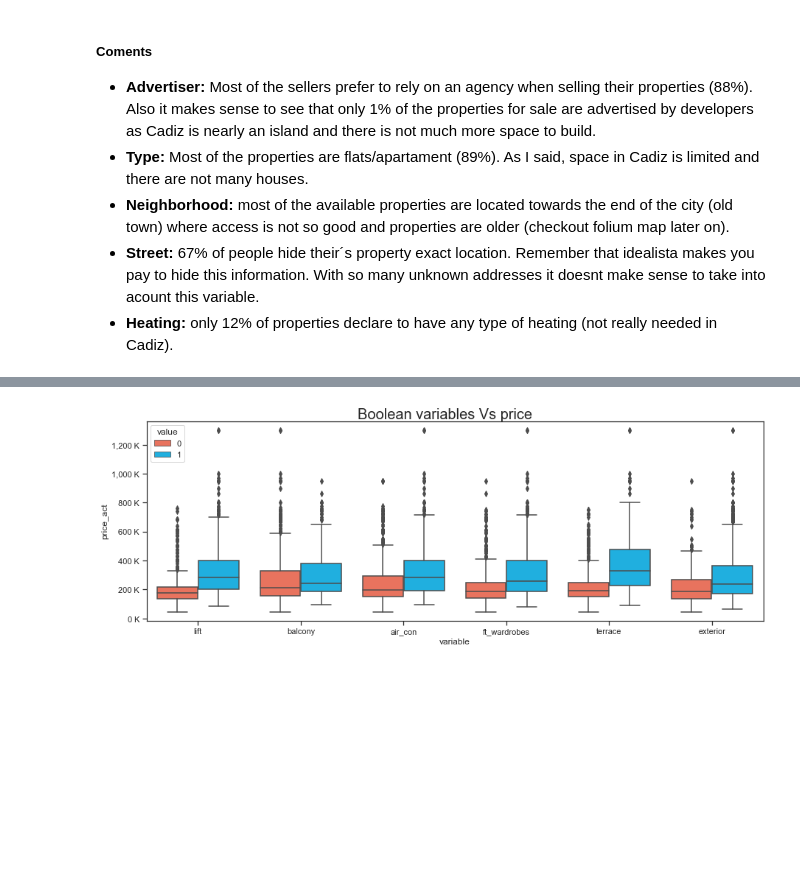
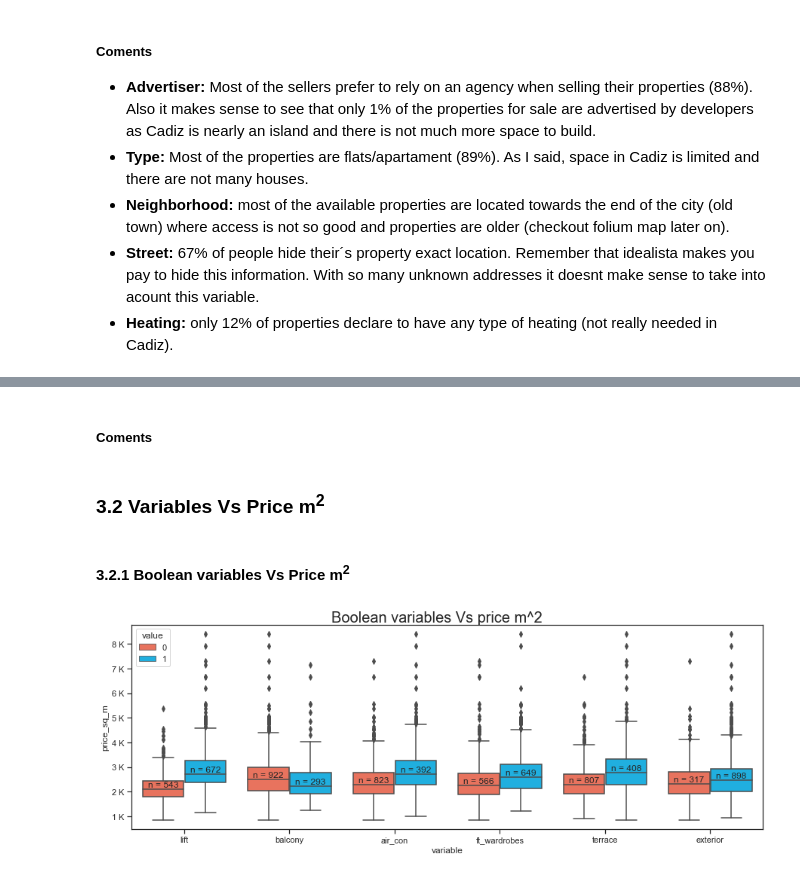
Before and after one commit to estmelra/idealista, a Jupyter notebook: eda.ipynb, the cells around one changed output, grey strips where cells are left out. Saved outputs shown, nothing was run; the diff lists cells and outputs as text; code cells hidden in the pictures; blank space fills up the shorter version.

```diff
--- a/eda.ipynb
+++ b/eda.ipynb
@@ -141,13 +143,40 @@ for i in range(len(numeric_vars)):
-# %%
-palette ={0: "tomato", 1: "deepskyblue"}
-fig, ax = plt.subplots(figsize=(15, 5))
-fig.suptitle('Boolean variables Vs price', fontsize=20, y=0.93)
-data_bol = data[bolean_vars + ['price_act']]
-sns.boxplot(x='variable', y='price_act', hue="value", data=data_bol.melt(id_vars='price_act'), palette=palette)
-ax.yaxis.set_major_formatter(plt.FuncFormatter(th_formater))
-plt.show()
-# %% [output]
-[figure, removed]
+# %% [markdown]
+##### Coments
+# %% [markdown]
+### 3.2 Variables Vs Price m<sup>2</sup>
+# %% [markdown]
+#### 3.2.1 Boolean variables Vs Price m<sup>2</sup>
+# %%
+palette ={0: "tomato", 1: "deepskyblue"}
+fig, ax = plt.subplots(figsize=(15, 5))
+fig.suptitle('Boolean variables Vs price m^2', fontsize=20, y=0.93)
+data_bol = data[bolean_vars + ['price_sq_m']]
+sns.boxplot(x='variable', y='price_sq_m', hue="value", data=data_bol.melt(id_vars='price_sq_m'), palette=palette)
+ax.yaxis.set_major_formatter(plt.FuncFormatter(th_formater))
+
+default_order = []
+for element in ax.get_xmajorticklabels():
+    default_order.append(element.get_text())
+
+medians_df = data_bol.melt(id_vars='price_sq_m').groupby(['variable', 'value']).agg(['median', 'count']).reset_index()
+vjust = ((ax.get_ylim()[1] - ax.get_ylim()[0]) * 0.06 / 6.25) # 6.25 is the hight of the yaxis in pixels aprox
+
+for i in medians_df.variable.unique():
+    ns = medians_df[medians_df.variable == i][[('value', ''), ('price_sq_m',  'count')]]
+    for j in ns.value:
+        n = ns[ns.value == j][('price_sq_m',  'count')].values[0]
+        x = default_order.index(i)
+        y = medians_df[(medians_df.variable == i) & (medians_df.value == j)][('price_sq_m',  'median')].values[0] + vjust
+        if j == 0:
+            x = x - 0.2
+        else:
+            x = x + 0.2
+
+        ax.annotate(f'n = {n}', (x, y), horizontalalignment='center')
+
+plt.show()
+# %% [output]
+[figure, added]
 # %%
 fig, axes = plt.subplots(4, 2, figsize=(15, 15))
 axes = axes.flatten()
```
Also changed, not shown: parts of 6 cells of this notebook, 3 other files.
